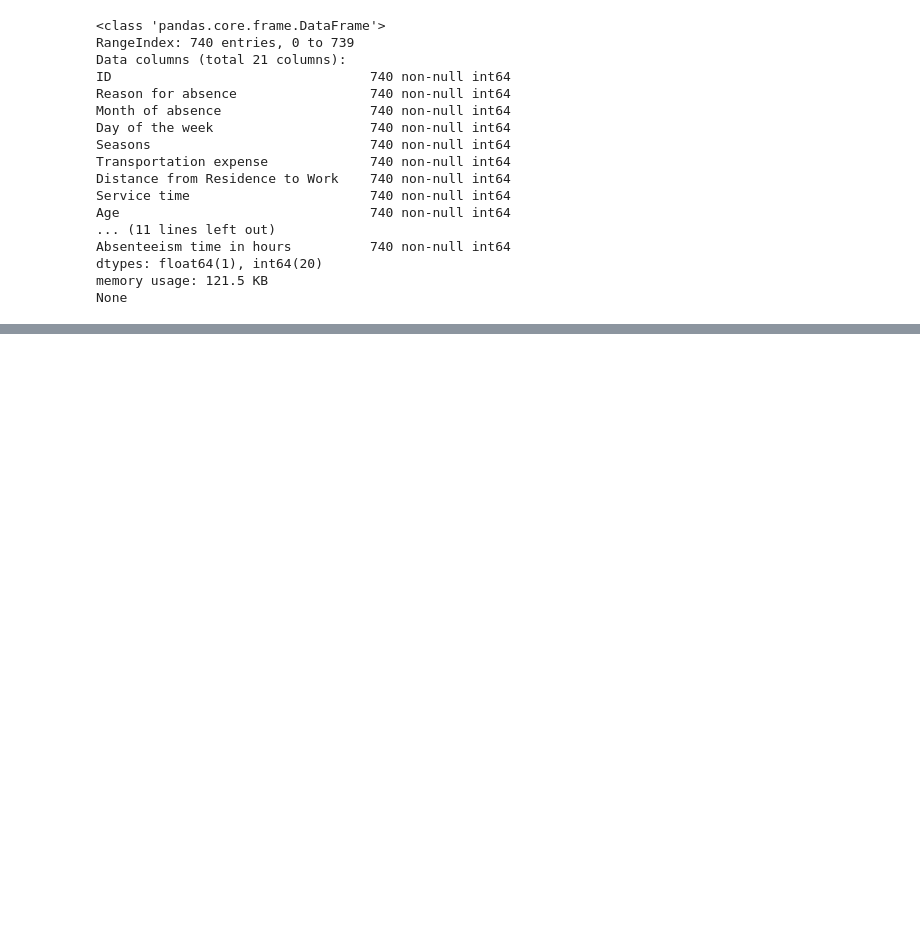
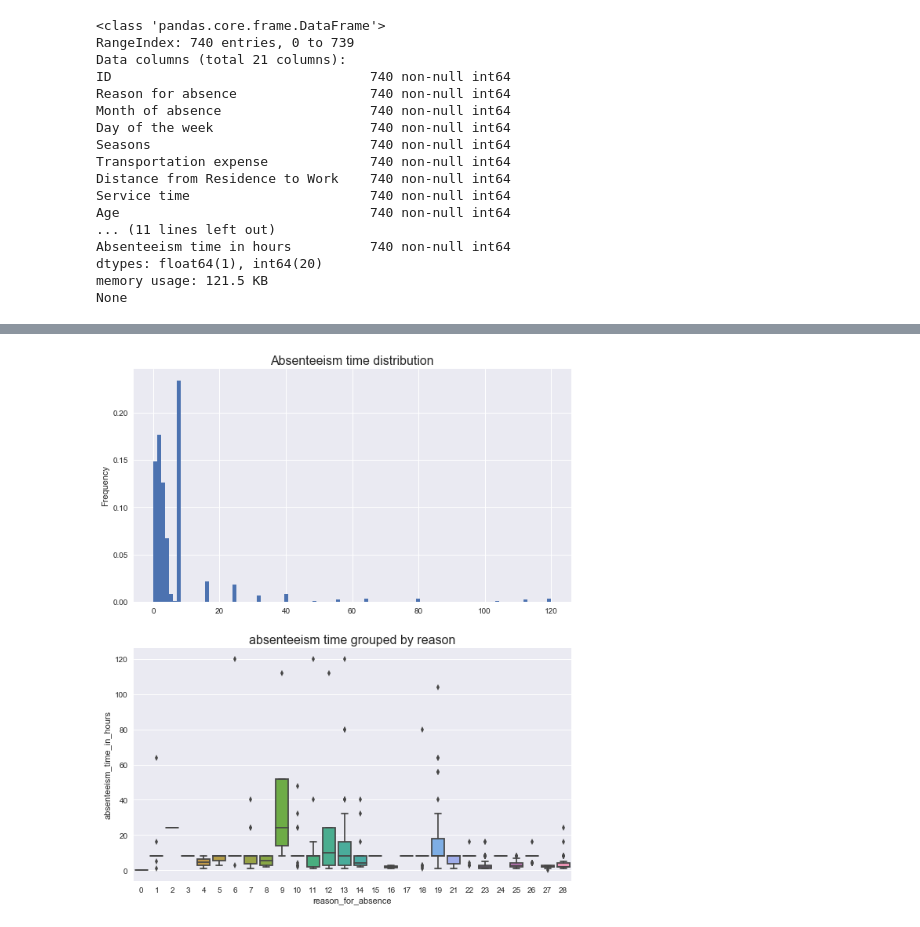
Before and after one commit to chasnew/data-analysis-repository, a Jupyter notebook: Absenteeism at work/Analysis of Absenteeism.ipynb, the cells around one changed output, grey strips where cells are left out. Saved outputs shown, nothing was run; the diff lists cells and outputs as text; code cells hidden in the pictures; blank space fills up the shorter version.

```diff
--- a/Absenteeism at work/Analysis of Absenteeism.ipynb
+++ b/Absenteeism at work/Analysis of Absenteeism.ipynb
@@ -236,0 +171,13 @@ HTML(filename='absenteeism_ratio.html')
+# %%
+fig, axes = plt.subplots(nrows=2, ncols=1)
+fig.set_figwidth(10)
+fig.set_figheight(12)
+
+ax1 = data['absenteeism_time_in_hours'].plot.hist(bins=100, density=True, ax=axes[0])
+ax1.set_title('Absenteeism time distribution', fontsize=16)
+
+ax2 = sns.boxplot(x='reason_for_absence', y='absenteeism_time_in_hours', data=data, ax=axes[1])
+ax2.set_title('absenteeism time grouped by reason', fontsize=16)
+plt.show()
+# %% [output]
+[figure, added]
```
Also changed, not shown: parts of 33 cells of this notebook.
